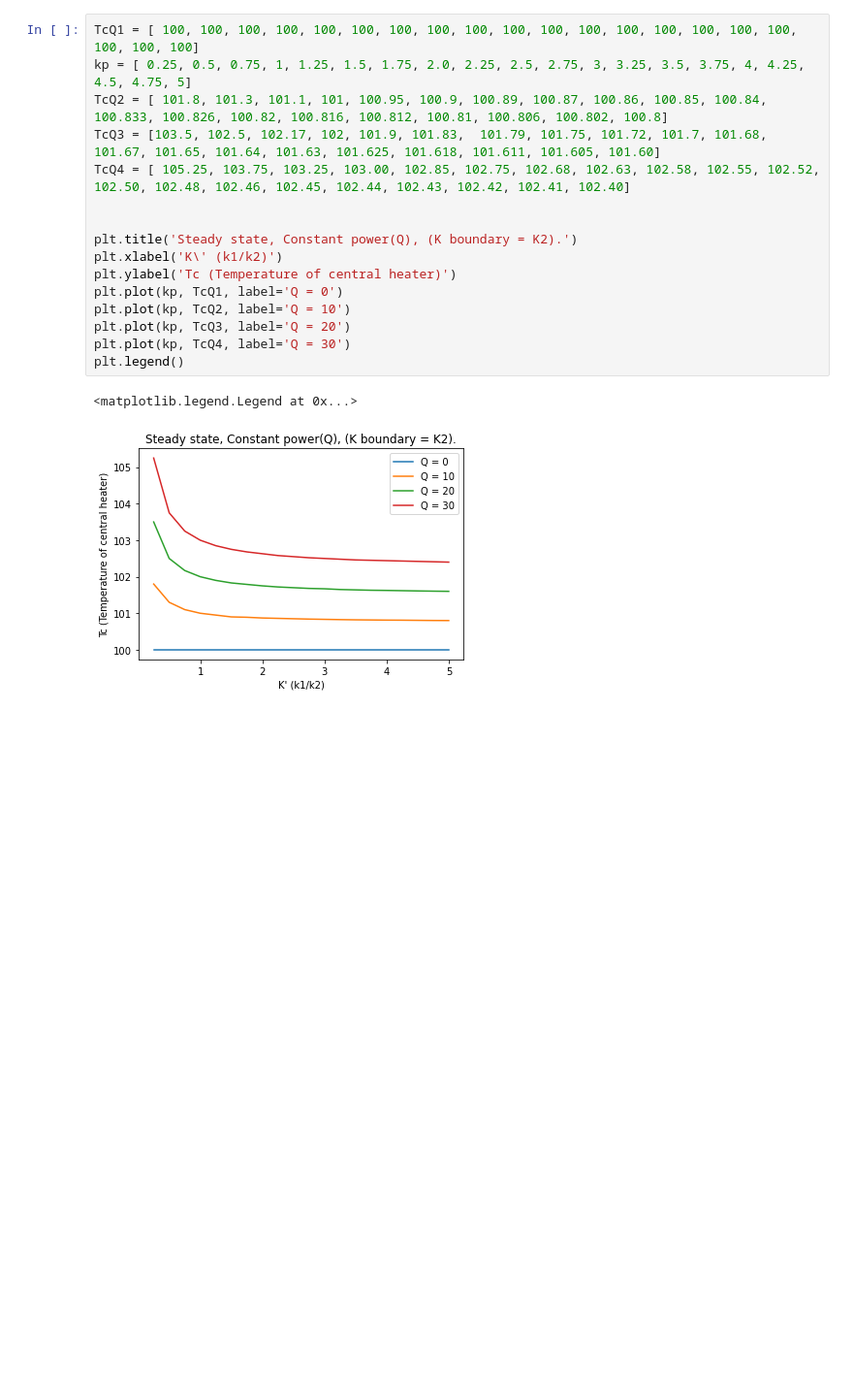
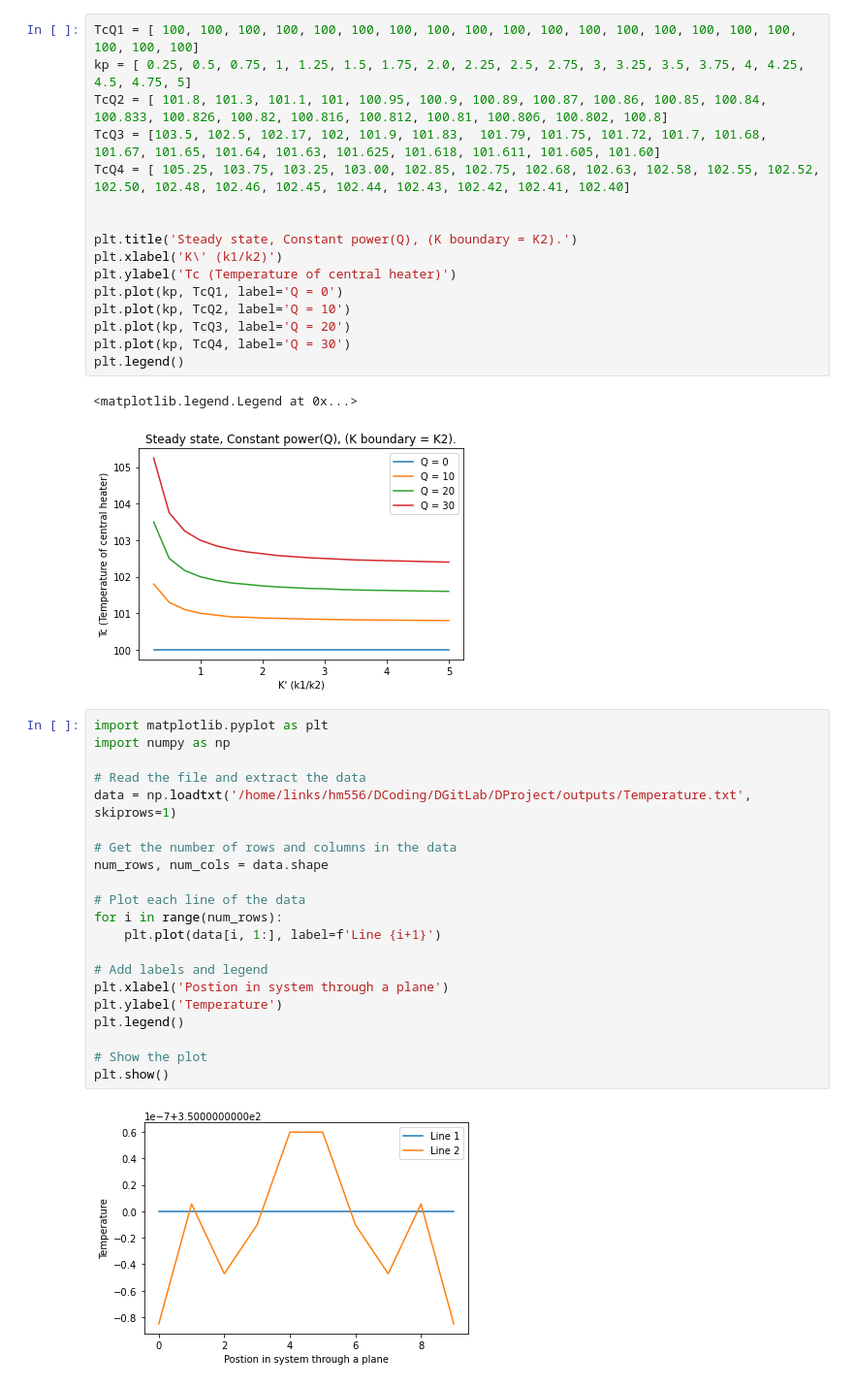
Before and after one commit to ExeQuantCode/HeatFlow, a Jupyter notebook: Plotting.ipynb, the cells around one changed output. Shown at 97% size. Cells and saved outputs as stored; diff of their text form; blank space fills up the shorter version.

```diff
--- a/Plotting.ipynb
+++ b/Plotting.ipynb
@@ -158,3 +158,26 @@ plt.legend()
 # %% [output]
 <matplotlib.legend.Legend at 0x...>
 [figure]
+# %%
+import matplotlib.pyplot as plt
+import numpy as np
+
+# Read the file and extract the data
+data = np.loadtxt('/home/links/hm556/DCoding/DGitLab/DProject/outputs/Temperature.txt', skiprows=1)
+
+# Get the number of rows and columns in the data
+num_rows, num_cols = data.shape
+
+# Plot each line of the data
+for i in range(num_rows):
+    plt.plot(data[i, 1:], label=f'Line {i+1}')
+
+# Add labels and legend
+plt.xlabel('Postion in system through a plane')
+plt.ylabel('Temperature')
+plt.legend()
+
+# Show the plot
+plt.show()
+# %% [output]
+[figure, added]
```
Also changed, not shown: parts of 1 cell of this notebook, 20 other files.
